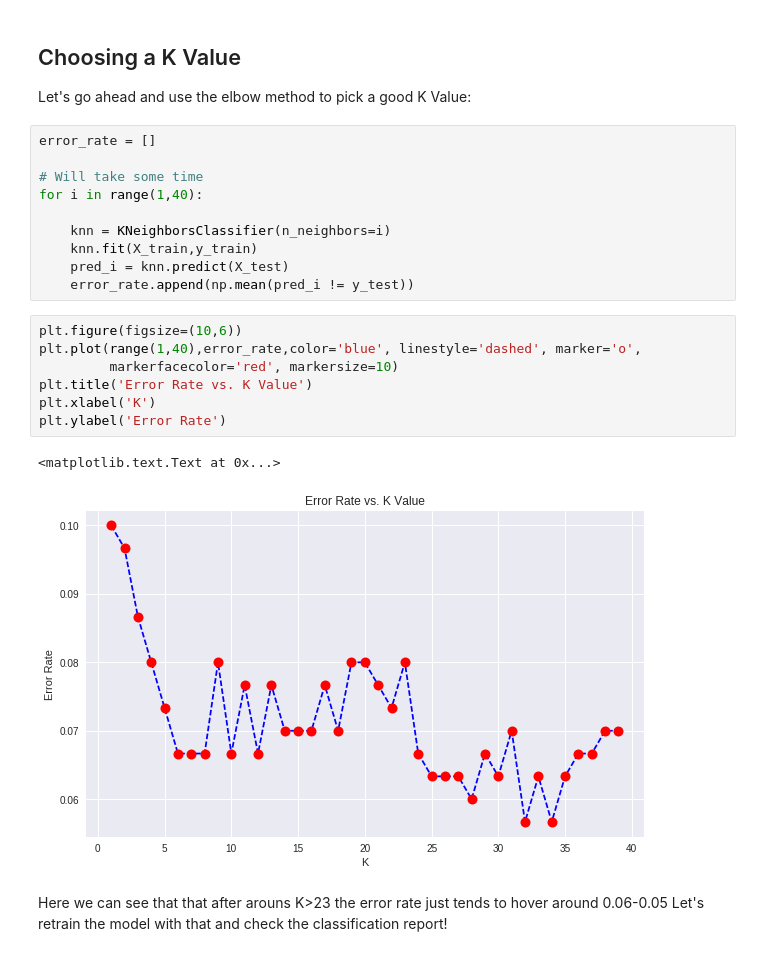
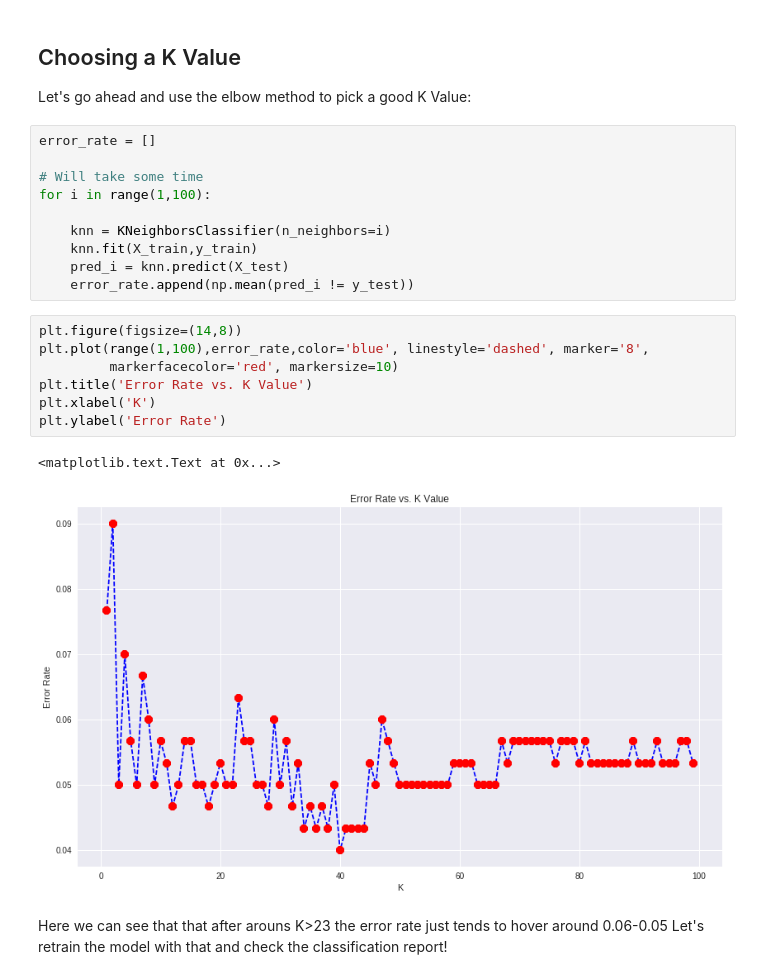
Before and after one commit to PramodShenoy/Python-For-Data-Science-Bootcamp, a Jupyter notebook: Machine-Learning/KNN/K Nearest Neighbors with Python.ipynb, the cells around one changed output. Cells and saved outputs as stored; diff of their text form.

```diff
--- a/Machine-Learning/KNN/K Nearest Neighbors with Python.ipynb
+++ b/Machine-Learning/KNN/K Nearest Neighbors with Python.ipynb
@@ -109,22 +109,22 @@ Let's go ahead and use the elbow method to pick a good K Value:
 error_rate = []
 
 # Will take some time
-for i in range(1,40):
+for i in range(1,100):
 
     knn = KNeighborsClassifier(n_neighbors=i)
     knn.fit(X_train,y_train)
     pred_i = knn.predict(X_test)
     error_rate.append(np.mean(pred_i != y_test))
 # %%
-plt.figure(figsize=(10,6))
-plt.plot(range(1,40),error_rate,color='blue', linestyle='dashed', marker='o',
+plt.figure(figsize=(14,8))
+plt.plot(range(1,100),error_rate,color='blue', linestyle='dashed', marker='8',
          markerfacecolor='red', markersize=10)
 plt.title('Error Rate vs. K Value')
 plt.xlabel('K')
 plt.ylabel('Error Rate')
 # %% [output]
 <matplotlib.text.Text at 0x...>
-[figure, old version]
+[figure, new version]
 # %% [markdown]
 Here we can see that that after arouns K>23 the error rate just tends to hover around 0.06-0.05 Let's retrain the model with that and check the classification report!
 # %%
```
Also changed, not shown: parts of 2 cells of this notebook.
